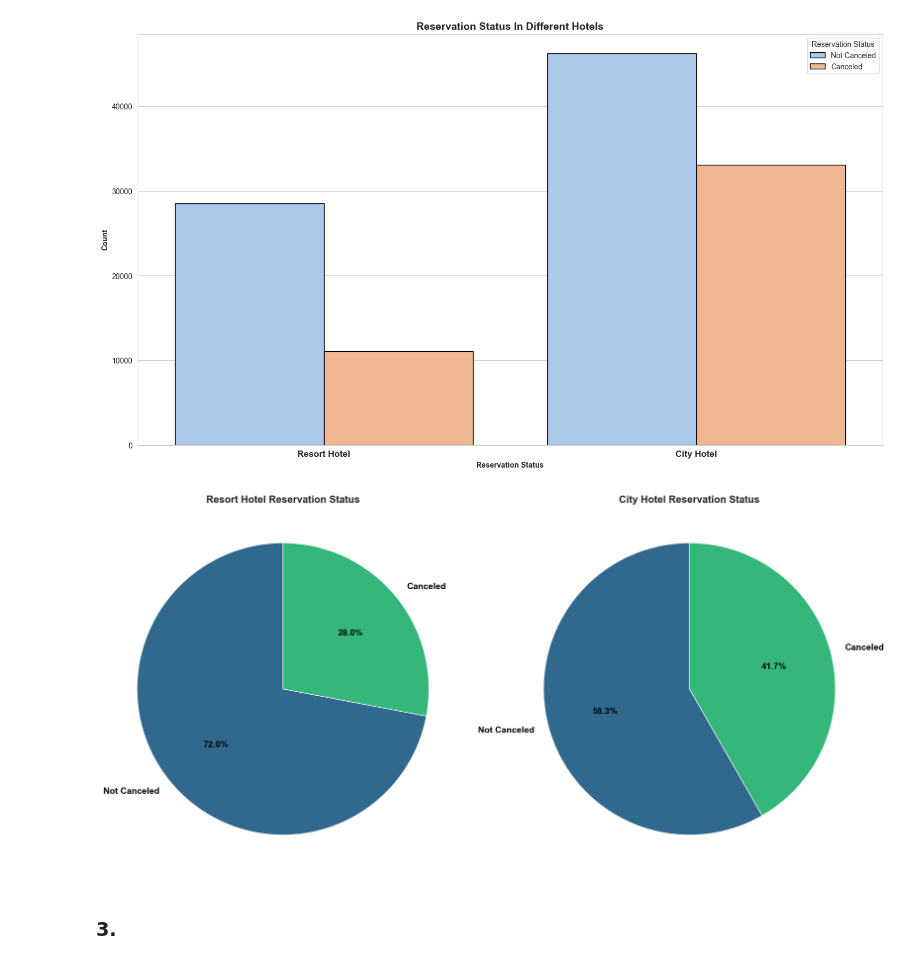
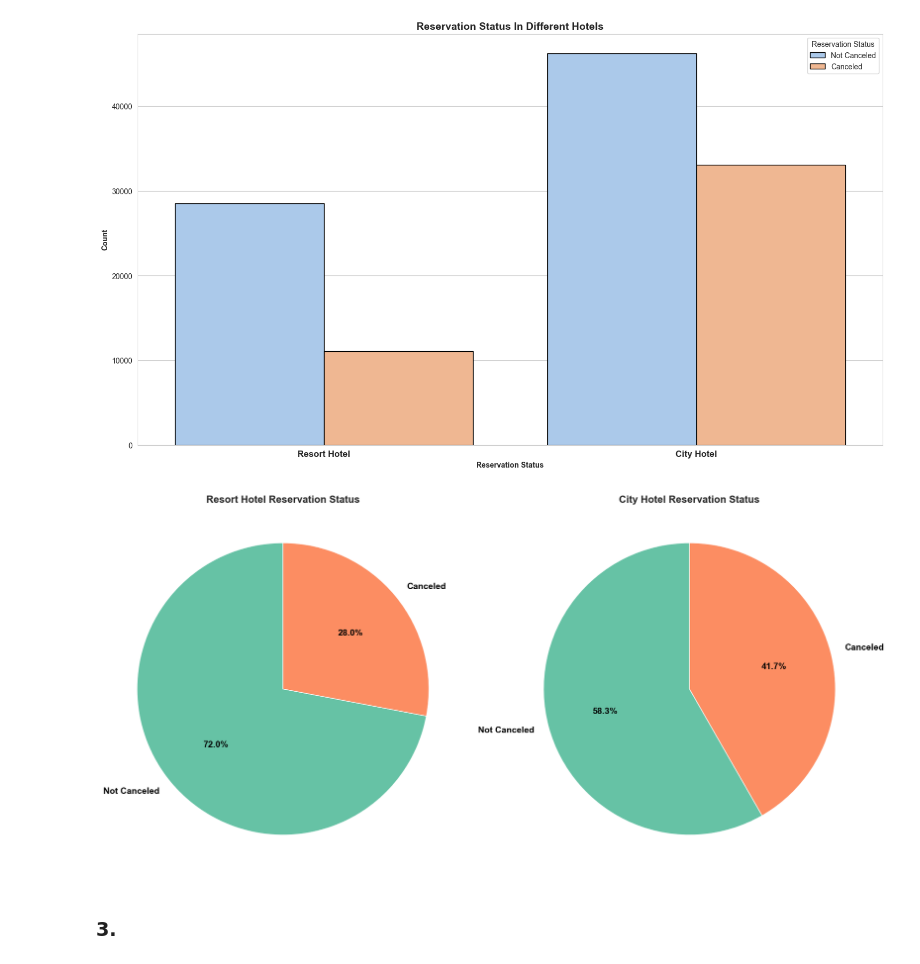
Before and after one commit to TanjiEvan/Guided-Projects, a Jupyter notebook: Youtube/Hotel Booking Cancellation Analysis/Hotel Booking Cancellation.ipynb, the cells around one changed output. Cells and saved outputs as stored; diff of their text form; code cells hidden in the pictures.

```diff
--- a/Youtube/Hotel Booking Cancellation Analysis/Hotel Booking Cancellation.ipynb
+++ b/Youtube/Hotel Booking Cancellation Analysis/Hotel Booking Cancellation.ipynb
@@ -258,31 +258,31 @@ plt.show()
 # %%
 # Calculate percentages for Resort Hotel
 resort_data = df[df['hotel'] == 'Resort Hotel']
 resort_percentage = resort_data['is_canceled'].value_counts(normalize=True) * 100
 
 # Calculate percentages for City Hotel
 city_data = df[df['hotel'] == 'City Hotel']
 city_percentage = city_data['is_canceled'].value_counts(normalize=True) * 100
 
 # Create the plots
 fig, axes = plt.subplots(1, 2,figsize=(18, 10))
 
 # Plot pie chart for Resort Hotel
 axes[0].pie(resort_percentage, labels=['Not Canceled', 'Canceled'], autopct='%1.1f%%',
-            colors=sns.color_palette("viridis", 2), startangle=90,
+            colors=sns.color_palette("Set2", 2), startangle=90,
             textprops=dict(color="black", fontsize=14, weight='bold'))
 axes[0].set_title('Resort Hotel Reservation Status', fontsize=16, fontweight='bold')
 
 # Plot pie chart for City Hotel
 axes[1].pie(city_percentage, labels=['Not Canceled', 'Canceled'], autopct='%1.1f%%',
-            colors=sns.color_palette("viridis", 2), startangle=90,
+            colors=sns.color_palette("Set2", 2), startangle=90,
             textprops=dict(color="black", fontsize=14, weight='bold'))
 axes[1].set_title('City Hotel Reservation Status', fontsize=16, fontweight='bold')
 
 plt.tight_layout()
 plt.show()
 # %% [output]
-[figure, old version]
+[figure, new version]
 # %% [markdown]
 ### 3.
 # %%
```
Also changed, not shown: parts of 12 cells of this notebook.
